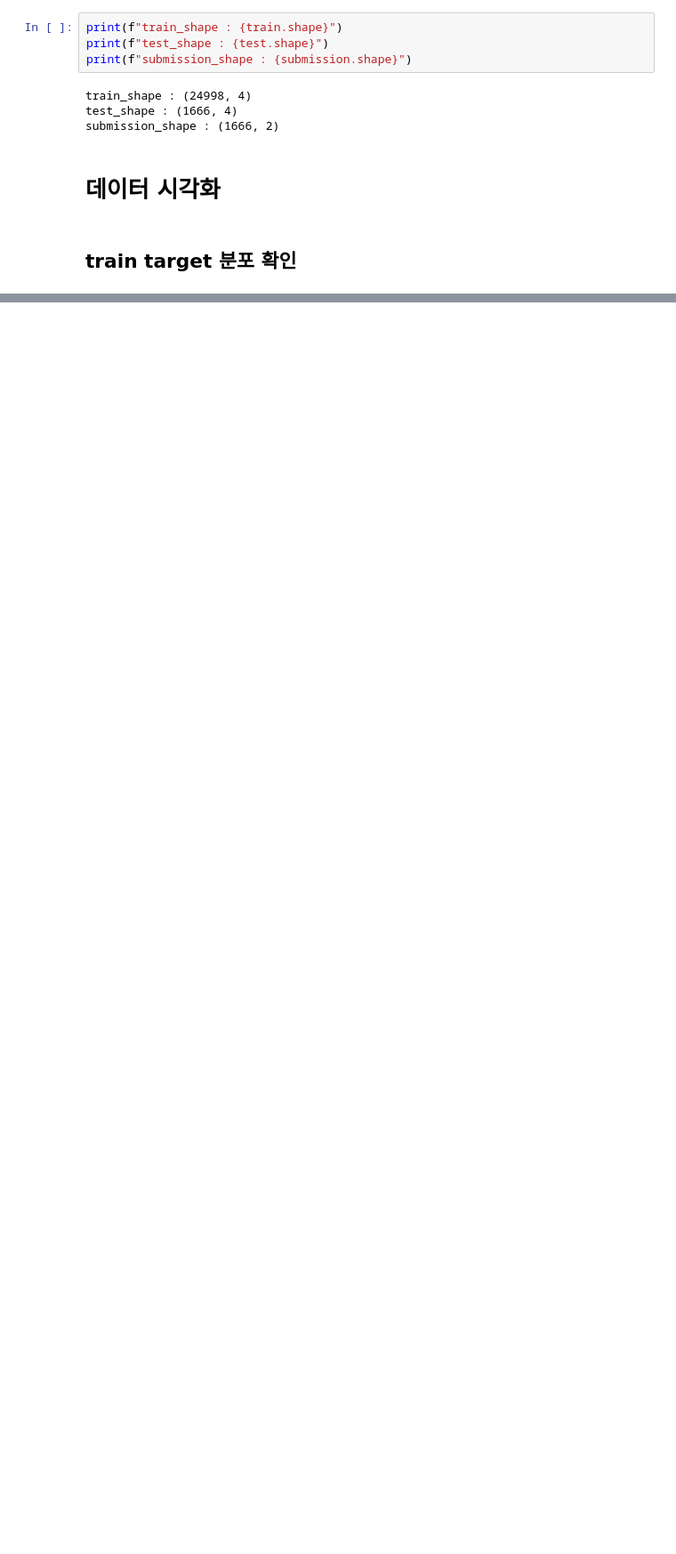
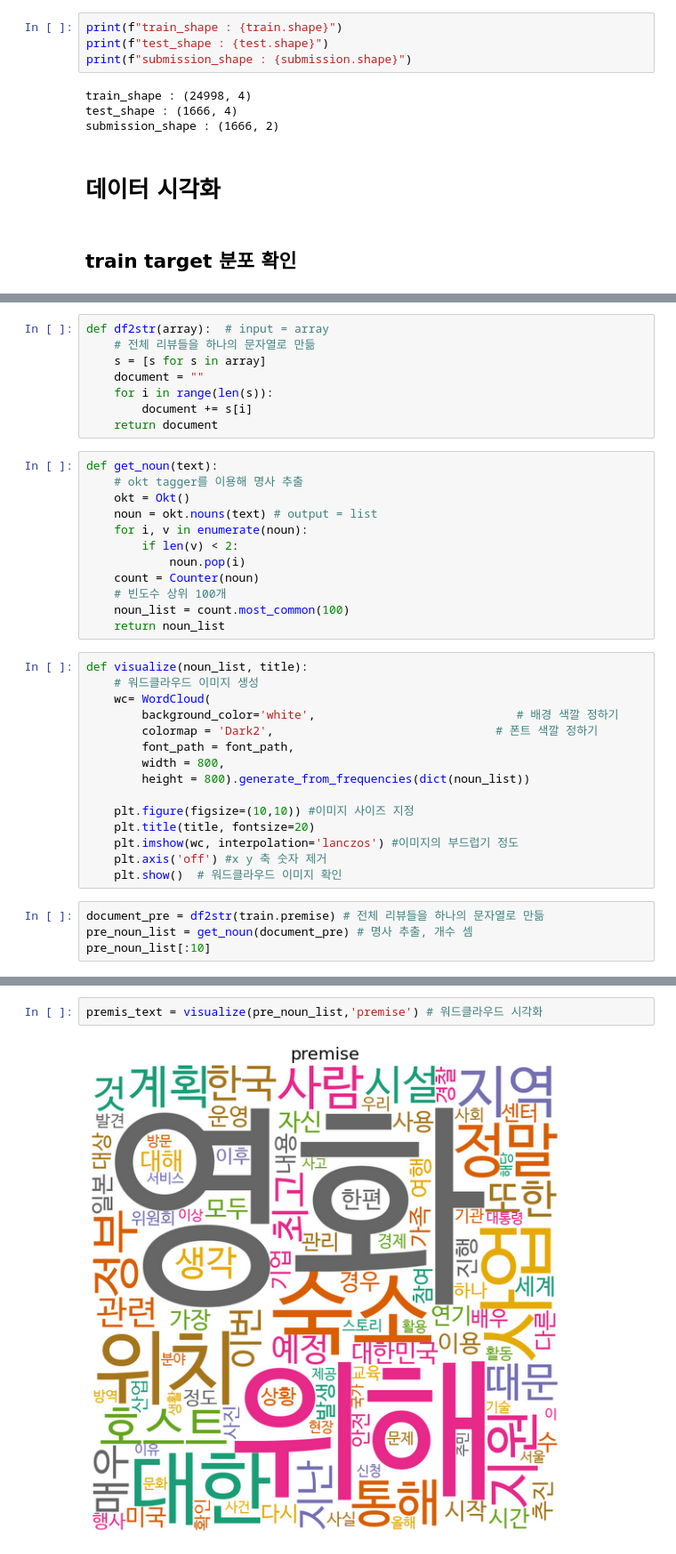
Before and after one commit to ssunggun2/2022_dacon_NLI, a Jupyter notebook: Dacon_NLI_EDA.ipynb, the cells around one changed output, grey strips where cells are left out. Shown: that part at 89% size. Drawn from its saved outputs; the diff is of its cells as text; blank space fills up the shorter version.

```diff
--- a/Dacon_NLI_EDA.ipynb
+++ b/Dacon_NLI_EDA.ipynb
@@ -127,0 +219,39 @@ findfont: Font family ['NanumBarunGothic'] not found. Falling back to DejaVu San
+# %%
+def df2str(array):  # input = array
+    # 전체 리뷰들을 하나의 문자열로 만듦
+    s = [s for s in array]
+    document = ""
+    for i in range(len(s)):
+        document += s[i]
+    return document
+# %%
+def get_noun(text):
+    # okt tagger를 이용해 명사 추출
+    okt = Okt()
+    noun = okt.nouns(text) # output = list
+    for i, v in enumerate(noun):
+        if len(v) < 2:
+            noun.pop(i)
+    count = Counter(noun)
+    # 빈도수 상위 100개
+    noun_list = count.most_common(100)
+    return noun_list
+# %%
+def visualize(noun_list, title):
+    # 워드클라우드 이미지 생성
+    wc= WordCloud(
+        background_color='white',                             # 배경 색깔 정하기
+        colormap = 'Dark2',                                # 폰트 색깔 정하기
+        font_path = font_path,
+        width = 800,
+        height = 800).generate_from_frequencies(dict(noun_list))
+
+    plt.figure(figsize=(10,10)) #이미지 사이즈 지정
+    plt.title(title, fontsize=20)
+    plt.imshow(wc, interpolation='lanczos') #이미지의 부드럽기 정도
+    plt.axis('off') #x y 축 숫자 제거
+    plt.show()  # 워드클라우드 이미지 확인
+# %%
+document_pre = df2str(train.premise) # 전체 리뷰들을 하나의 문자열로 만듦
+pre_noun_list = get_noun(document_pre) # 명사 추출, 개수 셈
+pre_noun_list[:10]
@@ -127,0 +269,4 @@ findfont: Font family ['NanumBarunGothic'] not found. Falling back to DejaVu San
+# %%
+premis_text = visualize(pre_noun_list,'premise') # 워드클라우드 시각화
+# %% [output]
+[figure, added]
```
Also changed, not shown: parts of 14 cells of this notebook.
